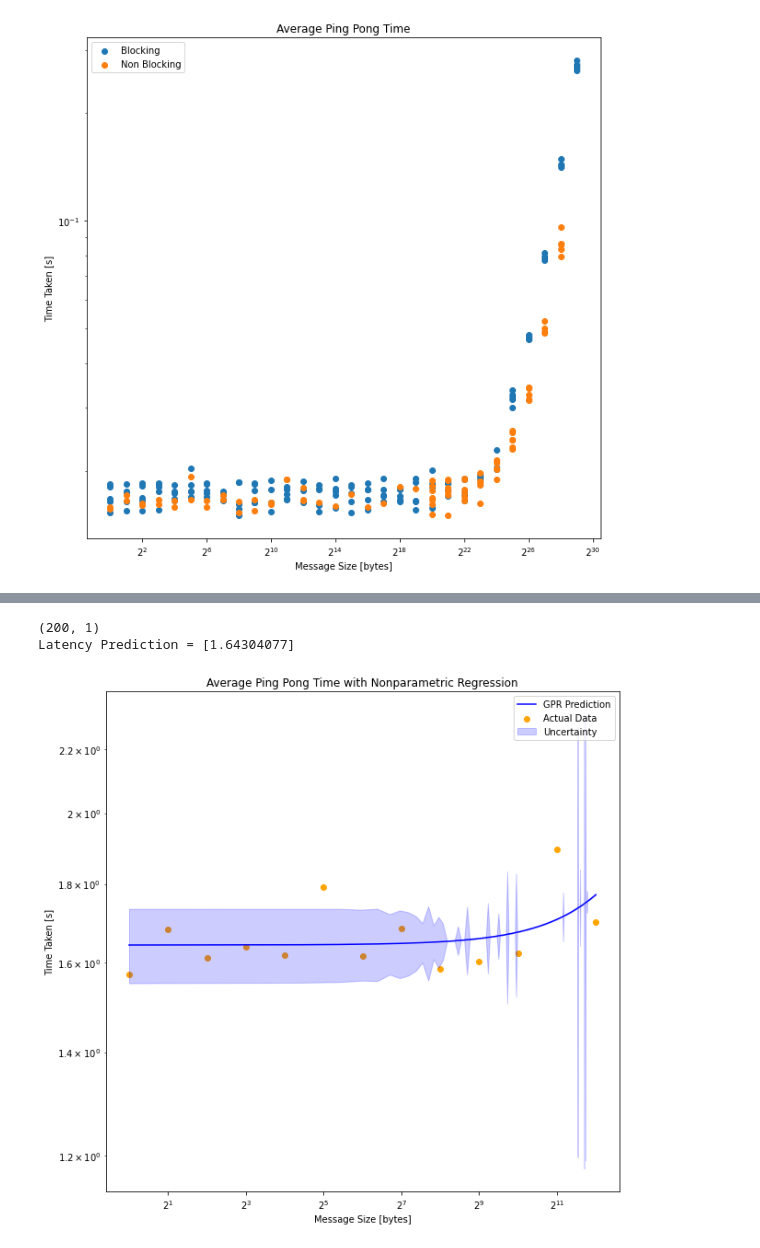
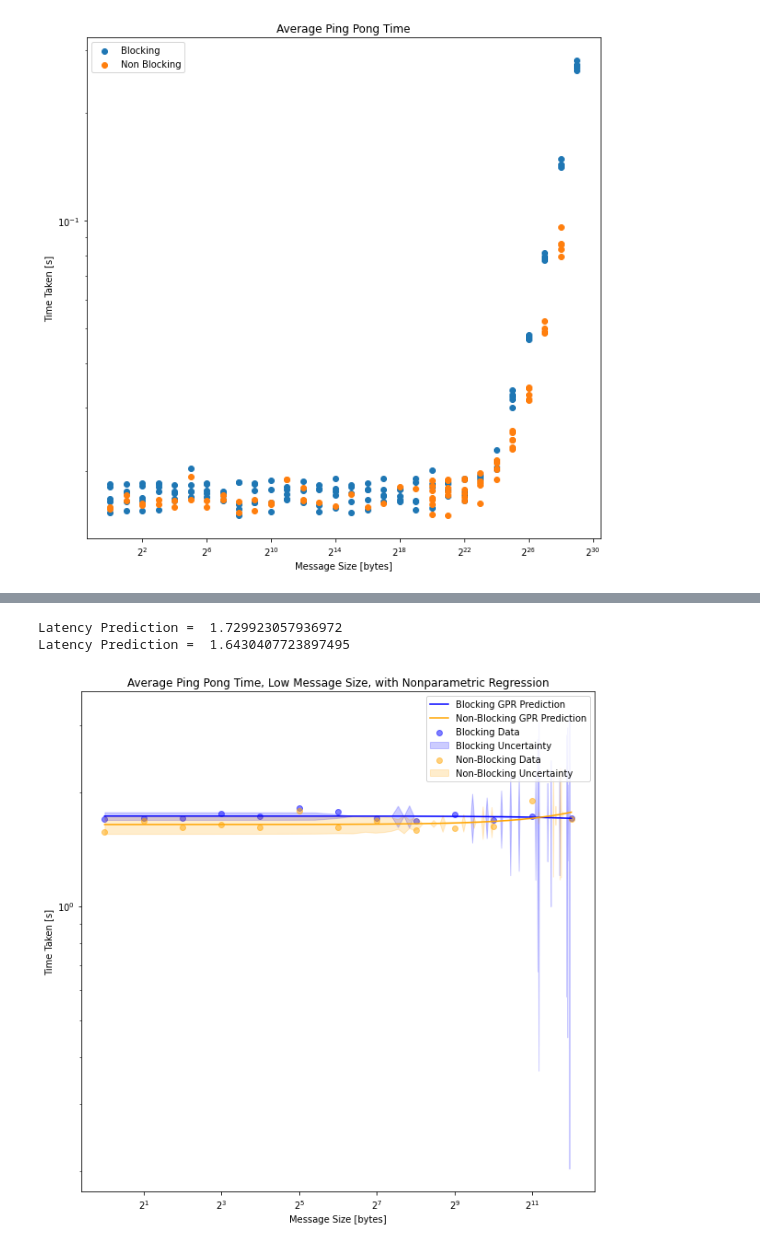
Before and after one commit to cmse822/project-3-mpi-p2p-team-4, a Jupyter notebook: visualization.ipynb, the cells around one changed output, grey strips where cells are left out. Cells and saved outputs as stored; diff of their text form; code cells hidden in the pictures.

Commit message:
Graphs, Report Finished, Visualization Updated

```diff
--- a/visualization.ipynb
+++ b/visualization.ipynb
@@ -148,53 +98,50 @@ plt.show()
 # %%
+import numpy as np
+import matplotlib.pyplot as plt
 from sklearn.gaussian_process import GaussianProcessRegressor
 from sklearn.gaussian_process.kernels import DotProduct, WhiteKernel
 
-# Since we don't have the actual data from data_b, we will simulate it for illustration purposes.
-message_sizes = data_b['Message Size'].unique()
-avg_times = data_b.groupby('Message Size')['Time Taken'].mean()
+def latency_ping_pong(data, color, label):
+    message_sizes = data['Message Size'].unique()
+    avg_times = data.groupby('Message Size')['Time Taken'].mean()
 
-low_message_size_data = data_b[data_b['Message Size']<=4096]
-low_message_sizes = low_message_size_data['Message Size'].unique()
-low_avg_times = low_message_size_data.groupby('Message Size')['Time Taken'].mean()
+    low_message_size_data = data[data['Message Size'] <= 4096]
+    low_message_sizes = low_message_size_data['Message Size'].unique()
+    low_avg_times = low_message_size_data.groupby('Message Size')['Time Taken'].mean()
 
-# Gaussian Process Regression with a DotProduct kernel for nonparametric regression
-kernel = DotProduct() + WhiteKernel()
-gpr = GaussianProcessRegressor(kernel=kernel, alpha=1e-10, random_state=0)
+    kernel = DotProduct() + WhiteKernel()
+    gpr = GaussianProcessRegressor(kernel=kernel, alpha=1e-10, random_state=0)
+    gpr.fit(low_message_sizes.reshape(-1, 1), low_avg_times)
+    message_size_plot = np.linspace(min(low_message_sizes), max(low_message_sizes), 200).reshape(-1, 1)
+    gpr_pred, gpr_sigma = gpr.predict(message_size_plot, return_std=True)
 
-# Fit to data using Gaussian Process Regressor
-gpr.fit(low_message_sizes.reshape(-1, 1), low_avg_times)
+    latency_pred = gpr.predict([[0]])[0]
+    print('Latency Prediction = ', latency_pred)
 
-# Predict using Gaussian Process Regressor
-message_size_plot = np.linspace(min(low_message_sizes), max(low_message_sizes), 200).reshape(-1, 1)
+    # Plot the actual data points
+    plt.scatter(low_message_sizes, low_avg_times, color=color, alpha=0.5, label=f'{label} Data')
+    # Plot the Gaussian Process Regression prediction
+    plt.plot(message_size_plot, gpr_pred, color=color, label=f'{label} GPR Prediction')
+    # Plot uncertainty bounds as a shaded region
+    plt.fill_between(message_size_plot.flatten(), gpr_pred - gpr_sigma, gpr_pred + gpr_sigma, color=color, alpha=0.2, label=f'{label} Uncertainty')
 
-print(message_size_plot.shape)
-gpr_pred, gpr_sigma = gpr.predict(message_size_plot, return_std=True)
+plt.figure(figsize=(10, 10))
+latency_ping_pong(data_b, 'blue', 'Blocking')
+latency_ping_pong(data_nb, 'orange', 'Non-Blocking')
 
-latency_pred = gpr.predict([[0]])
-
-print(f"Latency Prediction = {latency_pred}")
-
-# Plot the actual data points
-plt.figure(figsize=(10,10))
-plt.scatter(low_message_sizes, low_avg_times, label='Actual Data', color='orange')
-
-# Plot the Gaussian Process Regression prediction
-plt.plot(message_size_plot, gpr_pred, label='GPR Prediction', color='blue')
-
-# Plot uncertainty bounds as a shaded region
-plt.fill_between(message_size_plot.flatten(), gpr_pred - gpr_sigma, gpr_pred + gpr_sigma, color='blue', alpha=0.2, label='Uncertainty')
-
-plt.title('Average Ping Pong Time with Nonparametric Regression')
+plt.title('Average Ping Pong Time, Low Message Size, with Nonparametric Regression')
 plt.xlabel('Message Size [bytes]')
 plt.ylabel('Time Taken [s]')
-plt.xscale('log',base=2)
+plt.xscale('log', base=2)
 plt.yscale('log')
 plt.legend()
+plt.savefig('PingPongLatency.png')
+
 plt.show()
 # %% [output]
-(200, 1)
-Latency Prediction = [1.64304077]
+Latency Prediction =  1.729923057936972
+Latency Prediction =  1.6430407723897495
-[figure, old version]
+[figure, new version]
 # %%
 header = ['Processors', 'Message Size', 'Time Taken']
 ################################################################
```
Also changed, not shown: parts of 7 cells of this notebook, 7 other files.
